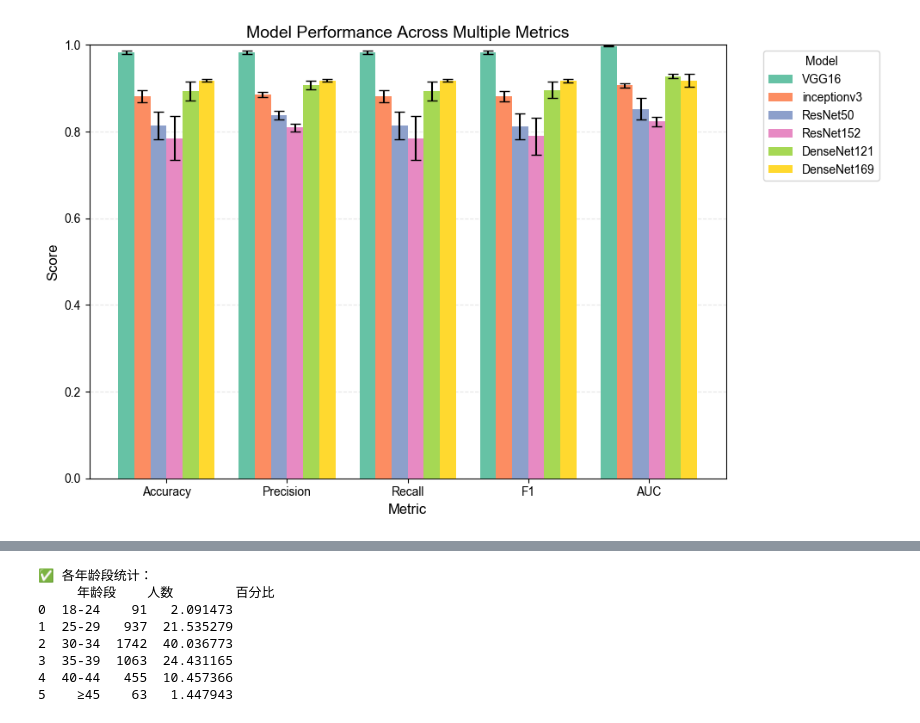
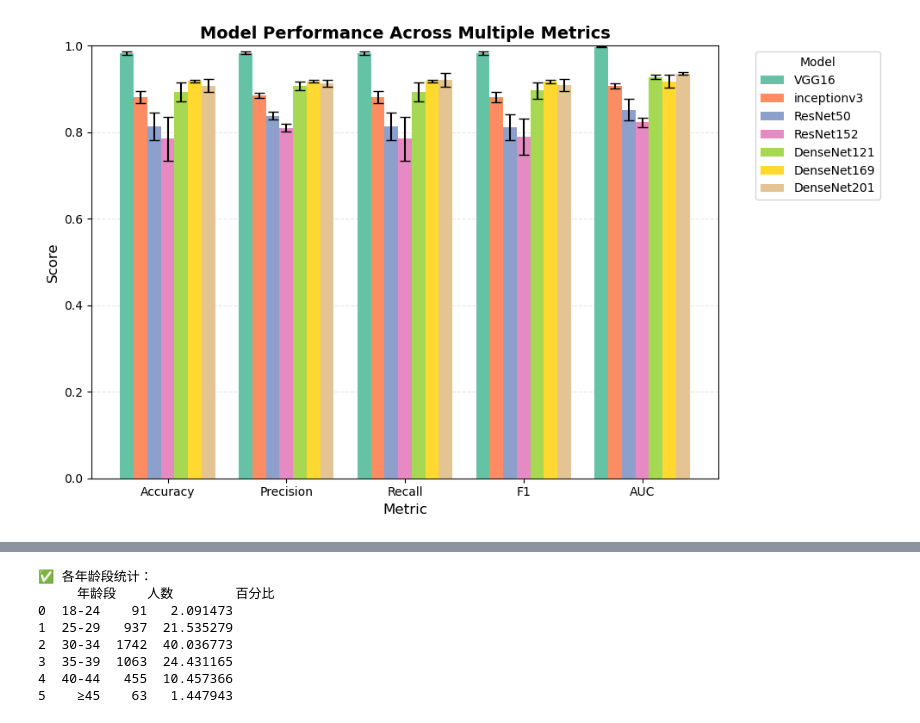
Before and after one commit to xdliulab-westlake/iEmbryo, a Jupyter notebook: prediction/code/visualization.ipynb, the cells around one changed output, grey strips where cells are left out. Cells and saved outputs as stored; diff of their text form; code cells hidden in the pictures.

```diff
--- a/prediction/code/visualization.ipynb
+++ b/prediction/code/visualization.ipynb
@@ -18,14 +18,15 @@ data = {
     "DenseNet121_mean": [0.8930, 0.9074, 0.8930, 0.8962, 0.9280],
     "DenseNet121_std":  [0.0220, 0.0098, 0.0220, 0.0195, 0.0053],
     "DenseNet169_mean": [0.9182, 0.9178, 0.9182, 0.9170, 0.9174],
-    "DenseNet169_std":  [0.0033, 0.0031, 0.0033, 0.0044, 0.0148]
-
+    "DenseNet169_std":  [0.0033, 0.0031, 0.0033, 0.0044, 0.0148],
+    "DenseNet201_mean": [0.9077, 0.9137, 0.9210, 0.9092, 0.9358],
+    "DenseNet201_std":  [0.0151, 0.0079, 0.0151, 0.0133, 0.0038]
 }
 df = pd.DataFrame(data)
 
 # 固定顺序
 metric_order = ["Accuracy", "Precision", "Recall", "F1", "AUC"]
-model_order  = ["VGG16", "inceptionv3", "ResNet50", "ResNet152", "DenseNet121", "DenseNet169"]
+model_order  = ["VGG16", "inceptionv3", "ResNet50", "ResNet152", "DenseNet121", "DenseNet169", "DenseNet201"]
 
 # 取指定顺序的数据表
 df = df.set_index("Metric").loc[metric_order]
@@ -44,34 +45,34 @@ for j, model in enumerate(model_order):
     # 每个模型在一组里的位置：左移半组宽，再按列序加偏移
     pos = x - group_width/2 + bar_width/2 + j*bar_width
 
     # 误差线裁剪到 [0, 1]，避免越界
     upper = np.minimum(1.0, means + stds) - means
     lower = means - np.maximum(0.0, means - stds)
     yerr  = np.vstack([lower, upper])  # 非对称误差
 
     ax.bar(pos, means,
            width=bar_width,
            label=model,
            color=palette[j],
            edgecolor="none",
            linewidth=0.6,
            yerr=yerr,
            capsize=4,
            zorder=3)
 
 # 坐标与样式
 ax.set_xticks(x)
 ax.set_xticklabels(metric_order)
 ax.set_ylim(0, 1)  # 纵坐标 0~1
 ax.set_ylabel("Score", fontsize=12)
 ax.set_xlabel("Metric", fontsize=12)
 ax.set_title("Model Performance Across Multiple Metrics", fontsize=14, weight="bold")
 ax.legend(title="Model", bbox_to_anchor=(1.05, 1), loc="upper left")
 ax.grid(axis="y", linestyle="--", alpha=0.3, zorder=0)
 plt.tight_layout()
 plt.show()
 # %% [output]
-[figure, old version]
+[figure, new version]
 # %%
 import pandas as pd
 
```
Also changed, not shown: parts of 7 cells of this notebook, 6 other files.
